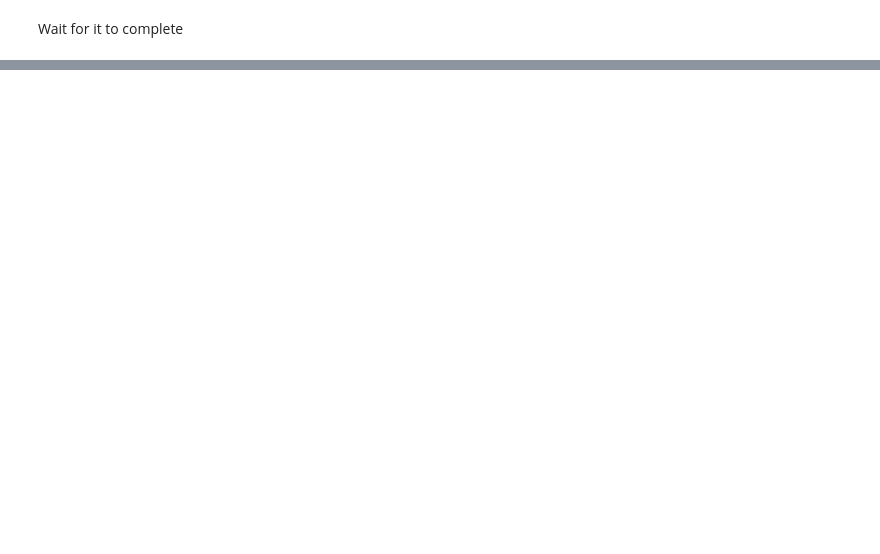
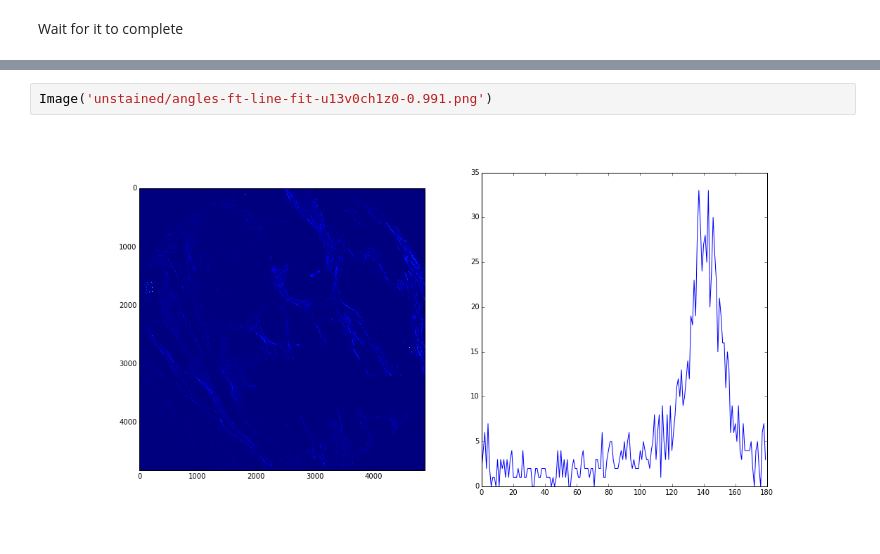
Before and after one commit to arve0/TFY4500, a Jupyter notebook: whole set - ft line fit.ipynb, the cells around one changed output, grey strips where cells are left out. Drawn from its saved outputs; the diff is of its cells as text; blank space fills up the shorter version.

Commit message:
fix matplotlib memory leak and include images

```diff
--- a/whole set - ft line fit.ipynb
+++ b/whole set - ft line fit.ipynb
@@ -182,0 +373,4 @@ res[:]
+# %%
+Image('unstained/angles-ft-line-fit-u13v0ch1z0-0.991.png')
+# %% [output]
+[figure, added]
```
Also changed, not shown: parts of 41 cells of this notebook.
